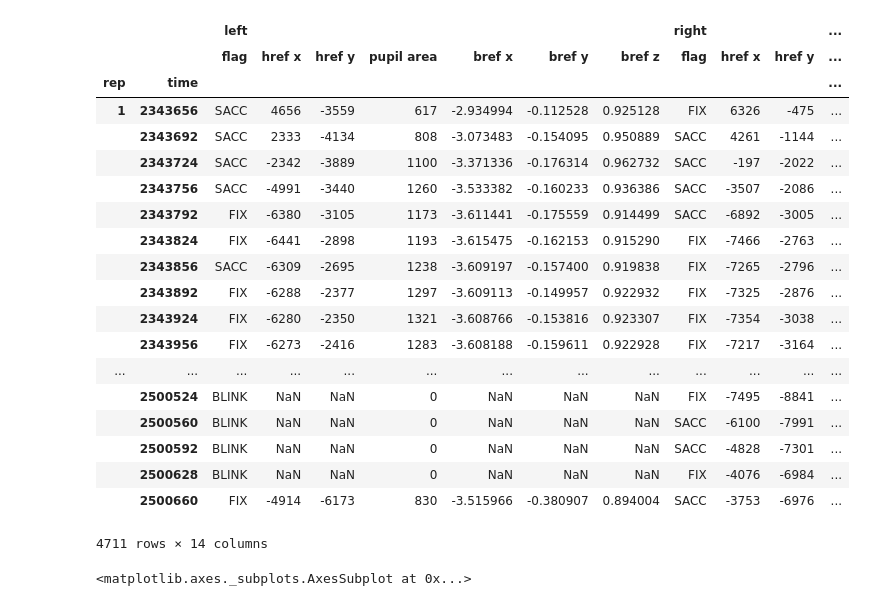
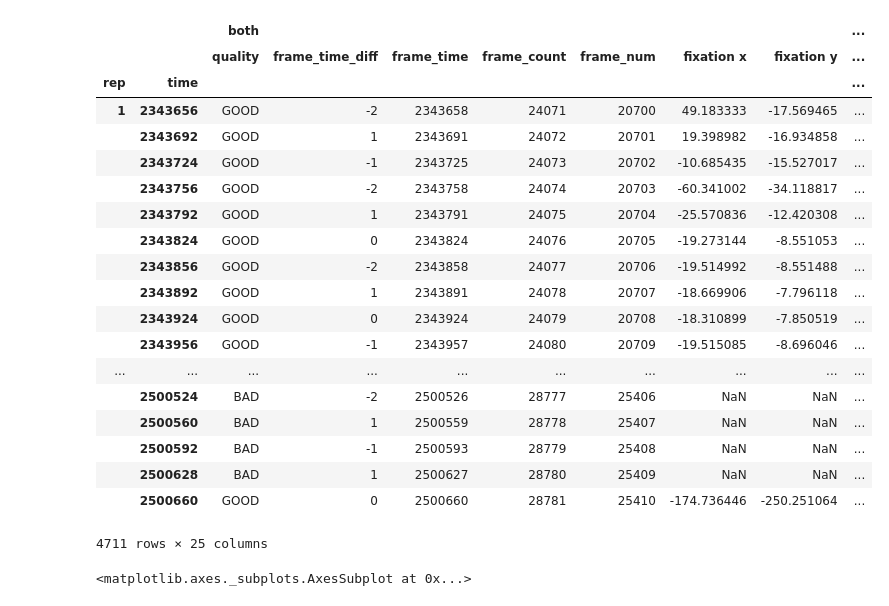
Before and after one commit to Berkeley-BORIS/BORIS_Code, a Jupyter notebook: task gaze data.ipynb, the cells around one changed output. Drawn from its saved outputs; the diff is of its cells as text; code cells hidden in the pictures.

Commit message:
Updated task_gaze_data notebook

```diff
--- a/task gaze data.ipynb
+++ b/task gaze data.ipynb
@@ -13,28 +13,28 @@ store = pd.HDFStore(task_dm.get_gaze_data_fpath('kre', 'ordering_coffee'), mode=
 task_df = store['task']
 store.close()
 # %%
-task_df.loc[:,(['left', 'right'])]
+task_df#.loc[:,(['left', 'right'])]
 # %% [output]
-|  |  | left |  |  |  |  |  |  | right |  |  | ... |
-|  |  | flag | href x | href y | pupil area | bref x | bref y | bref z | flag | href x | href y | ... |
-| rep | time |  |  |  |  |  |  |  |  |  |  | ... |
-| 1 | 2343656 | SACC | 4656 | -3559 | 617 | -2.934994 | -0.112528 | 0.925128 | FIX | 6326 | -475 | ... |
-|  | 2343692 | SACC | 2333 | -4134 | 808 | -3.073483 | -0.154095 | 0.950889 | SACC | 4261 | -1144 | ... |
-|  | 2343724 | SACC | -2342 | -3889 | 1100 | -3.371336 | -0.176314 | 0.962732 | SACC | -197 | -2022 | ... |
-|  | 2343756 | SACC | -4991 | -3440 | 1260 | -3.533382 | -0.160233 | 0.936386 | SACC | -3507 | -2086 | ... |
-|  | 2343792 | FIX | -6380 | -3105 | 1173 | -3.611441 | -0.175559 | 0.914499 | SACC | -6892 | -3005 | ... |
-|  | 2343824 | FIX | -6441 | -2898 | 1193 | -3.615475 | -0.162153 | 0.915290 | FIX | -7466 | -2763 | ... |
-|  | 2343856 | SACC | -6309 | -2695 | 1238 | -3.609197 | -0.157400 | 0.919838 | FIX | -7265 | -2796 | ... |
-|  | 2343892 | FIX | -6288 | -2377 | 1297 | -3.609113 | -0.149957 | 0.922932 | FIX | -7325 | -2876 | ... |
-|  | 2343924 | FIX | -6280 | -2350 | 1321 | -3.608766 | -0.153816 | 0.923307 | FIX | -7354 | -3038 | ... |
-|  | 2343956 | FIX | -6273 | -2416 | 1283 | -3.608188 | -0.159611 | 0.922928 | FIX | -7217 | -3164 | ... |
-| ... | ... | ... | ... | ... | ... | ... | ... | ... | ... | ... | ... | ... |
-|  | 2500524 | BLINK | NaN | NaN | 0 | NaN | NaN | NaN | FIX | -7495 | -8841 | ... |
-|  | 2500560 | BLINK | NaN | NaN | 0 | NaN | NaN | NaN | SACC | -6100 | -7991 | ... |
-|  | 2500592 | BLINK | NaN | NaN | 0 | NaN | NaN | NaN | SACC | -4828 | -7301 | ... |
-|  | 2500628 | BLINK | NaN | NaN | 0 | NaN | NaN | NaN | FIX | -4076 | -6984 | ... |
-|  | 2500660 | FIX | -4914 | -6173 | 830 | -3.515966 | -0.380907 | 0.894004 | SACC | -3753 | -6976 | ... |
+|  |  | both |  |  |  |  |  |  | ... |
+|  |  | quality | frame_time_diff | frame_time | frame_count | frame_num | fixation x | fixation y | ... |
+| rep | time |  |  |  |  |  |  |  | ... |
+| 1 | 2343656 | GOOD | -2 | 2343658 | 24071 | 20700 | 49.183333 | -17.569465 | ... |
+|  | 2343692 | GOOD | 1 | 2343691 | 24072 | 20701 | 19.398982 | -16.934858 | ... |
+|  | 2343724 | GOOD | -1 | 2343725 | 24073 | 20702 | -10.685435 | -15.527017 | ... |
+|  | 2343756 | GOOD | -2 | 2343758 | 24074 | 20703 | -60.341002 | -34.118817 | ... |
+|  | 2343792 | GOOD | 1 | 2343791 | 24075 | 20704 | -25.570836 | -12.420308 | ... |
+|  | 2343824 | GOOD | 0 | 2343824 | 24076 | 20705 | -19.273144 | -8.551053 | ... |
+|  | 2343856 | GOOD | -2 | 2343858 | 24077 | 20706 | -19.514992 | -8.551488 | ... |
+|  | 2343892 | GOOD | 1 | 2343891 | 24078 | 20707 | -18.669906 | -7.796118 | ... |
+|  | 2343924 | GOOD | 0 | 2343924 | 24079 | 20708 | -18.310899 | -7.850519 | ... |
+|  | 2343956 | GOOD | -1 | 2343957 | 24080 | 20709 | -19.515085 | -8.696046 | ... |
+| ... | ... | ... | ... | ... | ... | ... | ... | ... | ... |
+|  | 2500524 | BAD | -2 | 2500526 | 28777 | 25406 | NaN | NaN | ... |
+|  | 2500560 | BAD | 1 | 2500559 | 28778 | 25407 | NaN | NaN | ... |
+|  | 2500592 | BAD | -1 | 2500593 | 28779 | 25408 | NaN | NaN | ... |
+|  | 2500628 | BAD | 1 | 2500627 | 28780 | 25409 | NaN | NaN | ... |
+|  | 2500660 | GOOD | 0 | 2500660 | 28781 | 25410 | -174.736446 | -250.251064 | ... |
-4711 rows × 14 columns
+4711 rows × 25 columns
 # %%
 task_df['both', 'frame_count'].plot()
 # %% [output]
```
